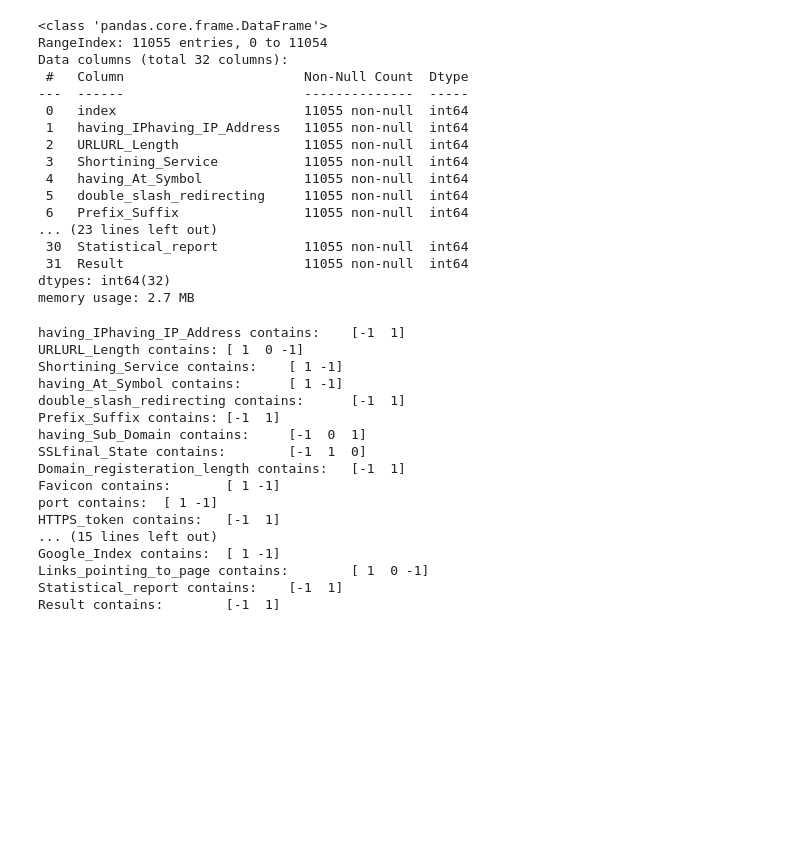
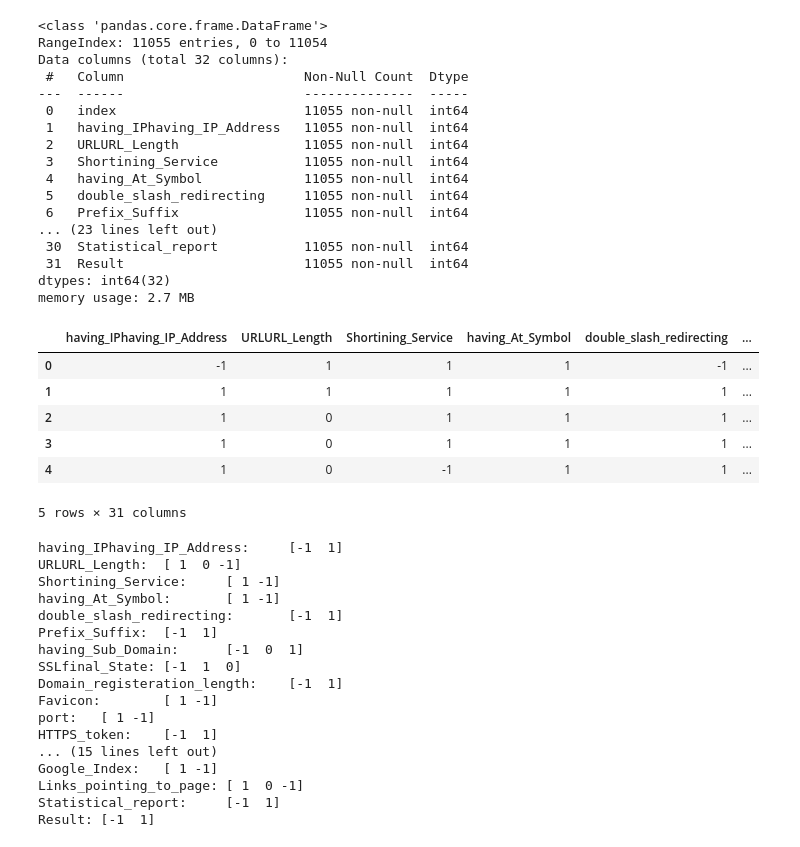
Before and after one commit to madina1211/software-packs-project-phising-website, a Jupyter notebook: Software_packs_project.ipynb, the cells around one changed output. Saved outputs shown, nothing was run; the diff lists cells and outputs as text; code cells hidden in the pictures; blank space fills up the shorter version.

```diff
--- a/Software_packs_project.ipynb
+++ b/Software_packs_project.ipynb
@@ -52,25 +55,38 @@ df = df.drop(["index"], axis=1)
+# %%
+#column "index" is useless for modelling, so we drop it
+df = df.drop(["index"], axis=1)
+df.head()
+# %% [output]
+|  | having_IPhaving_IP_Address | URLURL_Length | Shortining_Service | having_At_Symbol | double_slash_redirecting | ... |
+| 0 | -1 | 1 | 1 | 1 | -1 | ... |
+| 1 | 1 | 1 | 1 | 1 | 1 | ... |
+| 2 | 1 | 0 | 1 | 1 | 1 | ... |
+| 3 | 1 | 0 | 1 | 1 | 1 | ... |
+| 4 | 1 | 0 | -1 | 1 | 1 | ... |
+5 rows × 31 columns
 # %%
-for col in df.columns:
-    unique_value_list = df[col].unique()
-    print(f'{col} contains:\t{unique_value_list}')
+#unique variable for each column
+for column in df.columns:
+    unique_value_list = df[column].unique()
+    print(f'{column}:\t{unique_value_list}')
 # %% [output]
-having_IPhaving_IP_Address contains:    [-1  1]
-URLURL_Length contains: [ 1  0 -1]
-Shortining_Service contains:    [ 1 -1]
-having_At_Symbol contains:      [ 1 -1]
-double_slash_redirecting contains:      [-1  1]
-Prefix_Suffix contains: [-1  1]
-having_Sub_Domain contains:     [-1  0  1]
-SSLfinal_State contains:        [-1  1  0]
-Domain_registeration_length contains:   [-1  1]
-Favicon contains:       [ 1 -1]
-port contains:  [ 1 -1]
-HTTPS_token contains:   [-1  1]
+having_IPhaving_IP_Address:     [-1  1]
+URLURL_Length:  [ 1  0 -1]
+Shortining_Service:     [ 1 -1]
+having_At_Symbol:       [ 1 -1]
+double_slash_redirecting:       [-1  1]
+Prefix_Suffix:  [-1  1]
+having_Sub_Domain:      [-1  0  1]
+SSLfinal_State: [-1  1  0]
+Domain_registeration_length:    [-1  1]
+Favicon:        [ 1 -1]
+port:   [ 1 -1]
+HTTPS_token:    [-1  1]
 ... (15 lines left out)
-Google_Index contains:  [ 1 -1]
-Links_pointing_to_page contains:        [ 1  0 -1]
-Statistical_report contains:    [-1  1]
-Result contains:        [-1  1]
+Google_Index:   [ 1 -1]
+Links_pointing_to_page: [ 1  0 -1]
+Statistical_report:     [-1  1]
+Result: [-1  1]
 # %%
 import matplotlib.pyplot as plt
 import numpy as np
```
Also changed, not shown: parts of 14 cells of this notebook.
